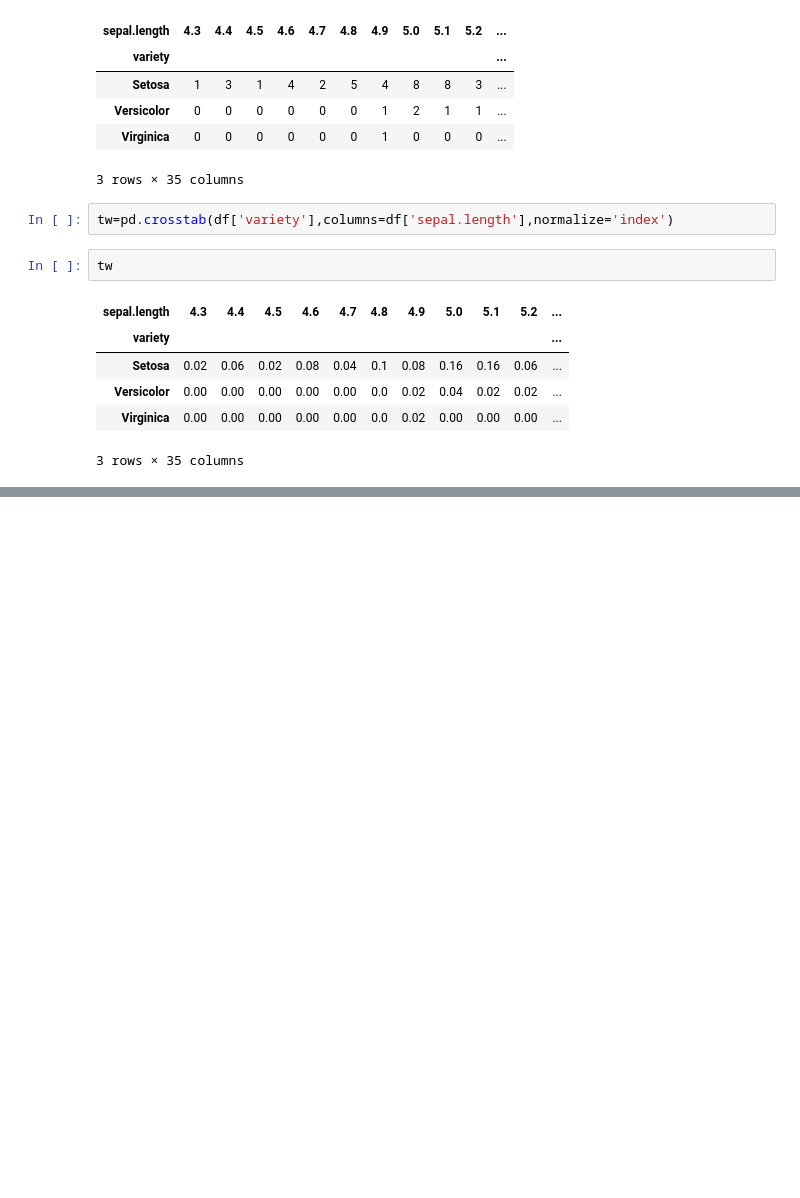
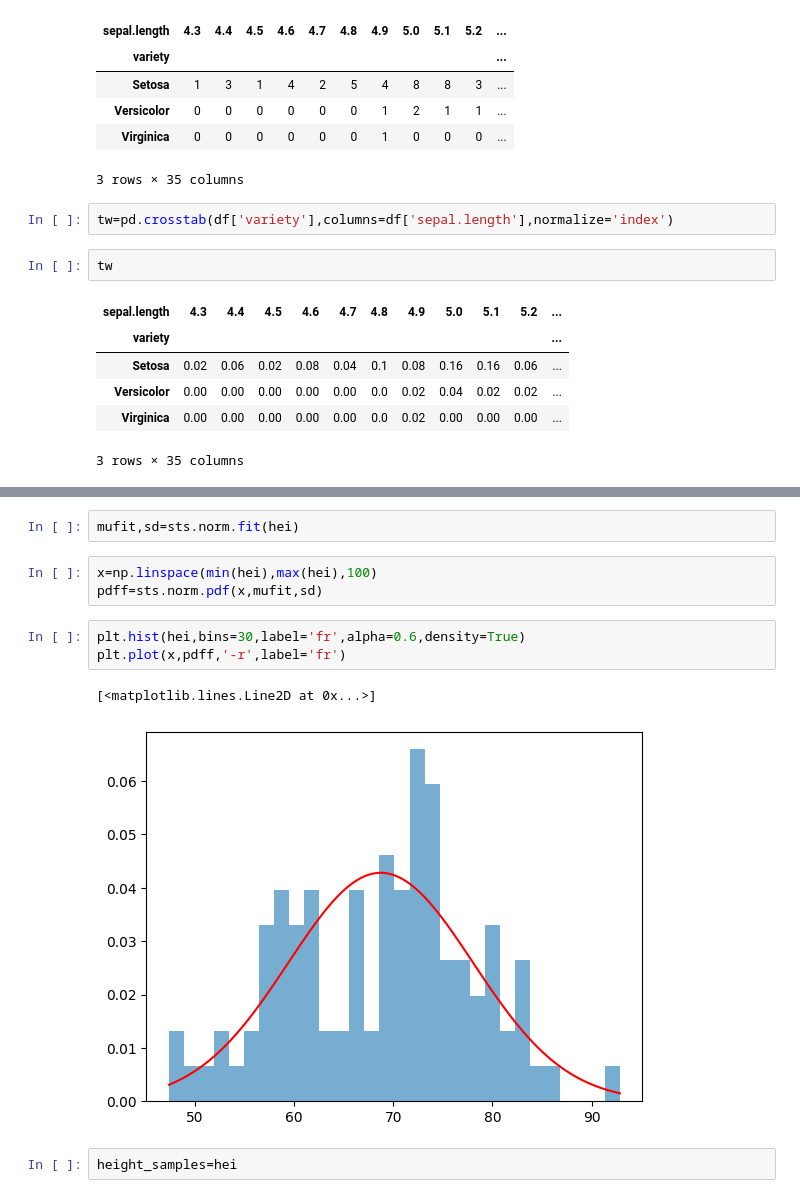
Before and after one commit to 17297781Karthik/codin-stuff, a Jupyter notebook: DSP.ipynb, the cells around one changed output, grey strips where cells are left out. Drawn from its saved outputs; the diff is of its cells as text; blank space fills up the shorter version.

```diff
--- a/DSP.ipynb
+++ b/DSP.ipynb
@@ -412,0 +427,13 @@ tw
+# %%
+mufit,sd=sts.norm.fit(hei)
+# %%
+x=np.linspace(min(hei),max(hei),100)
+pdff=sts.norm.pdf(x,mufit,sd)
+# %%
+plt.hist(hei,bins=30,label='fr',alpha=0.6,density=True)
+plt.plot(x,pdff,'-r',label='fr')
+# %% [output]
+[<matplotlib.lines.Line2D at 0x...>]
+[figure, added]
+# %%
+height_samples=hei
```
Also changed, not shown: parts of 6 cells of this notebook.
